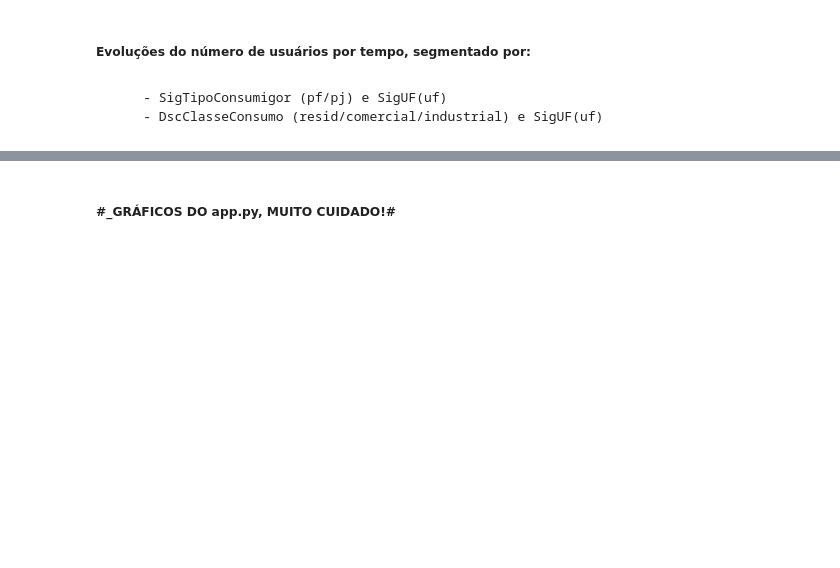
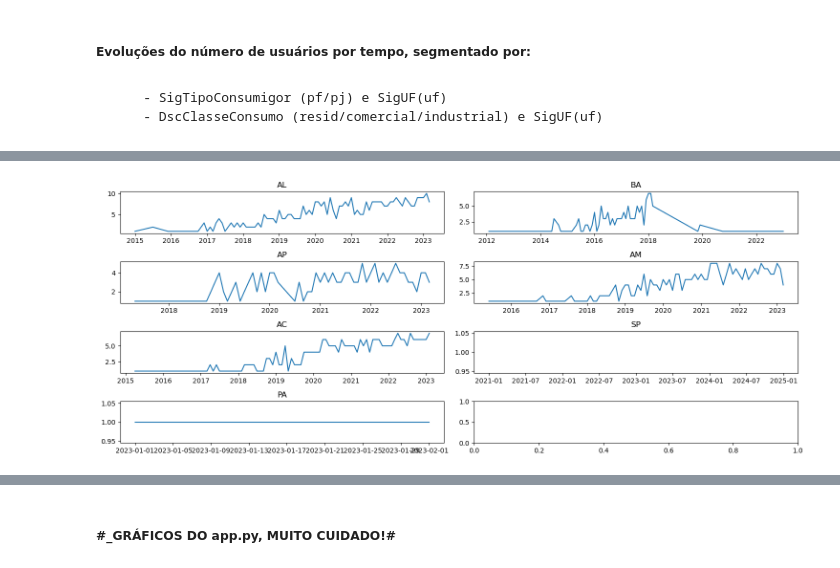
Before and after one commit to gabriel1berto/Aneel_, a Jupyter notebook: Codigos/Desafio 1.ipynb, the cells around one changed output, grey strips where cells are left out. Drawn from its saved outputs; the diff is of its cells as text; code cells hidden in the pictures; blank space fills up the shorter version.

```diff
--- a/Codigos/Desafio 1.ipynb
+++ b/Codigos/Desafio 1.ipynb
@@ -554,0 +526,47 @@ Text(0.5, 1.0, 'AC')
+# %%
+counts = df_clean.groupby(['Ano_Mes', 'SigUF','SigTipoConsumidor', 'DscClasseConsumo']).agg({'NumCPFCNPJ': 'nunique'}).reset_index()
+counts_group = counts.groupby(['Ano_Mes','SigUF']).count().reset_index().sort_values(by='Ano_Mes')
+counts_group['SigUF'].unique()
+
+def gerar_grafico_Novos_estado(uf):
+    counts_pivot = counts_group[counts_group['SigUF'] == uf].pivot(
+    index='Ano_Mes', columns=['SigUF'], values='NumCPFCNPJ').fillna(0)
+    counts_pivot.index = pd.to_datetime(counts_pivot.index)
+    counts_pivot = counts_pivot.sort_index()
+    return counts_pivot
+
+# Criar uma figura com 2 linhas e 2 colunas de subplots
+fig, axs = plt.subplots(nrows=4, ncols=2, figsize=(15, 6))
+
+# Plotar o primeiro gráfico no primeiro subplot
+axs[0, 0].plot(gerar_grafico_Novos_estado('AL'))
+axs[0, 0].set_title('AL')
+
+# Plotar o segundo gráfico no segundo subplot
+axs[0, 1].plot(gerar_grafico_Novos_estado('BA'))
+axs[0, 1].set_title('BA')
+
+# Plotar o terceiro gráfico no terceiro subplot
+axs[1, 0].plot(gerar_grafico_Novos_estado('AP'))
+axs[1, 0].set_title('AP')
+
+# Plotar o quarto gráfico no quarto subplot
+axs[1, 1].plot(gerar_grafico_Novos_estado('AM'))
+axs[1, 1].set_title('AM')
+
+axs[2, 0].plot(gerar_grafico_Novos_estado('AC'))
+axs[2, 0].set_title('AC')
+
+axs[2, 1].plot(gerar_grafico_Novos_estado('SP'))
+axs[2, 1].set_title('SP')
+
+axs[3, 0].plot(gerar_grafico_Novos_estado('PA'))
+axs[3, 0].set_title('PA')
+
+# Ajustar a distância entre os subplots
+fig.tight_layout()
+
+# Mostrar a figura
+plt.show()
+# %% [output]
+[figure, added]
```
Also changed, not shown: parts of 32 cells of this notebook, 1 other file.
